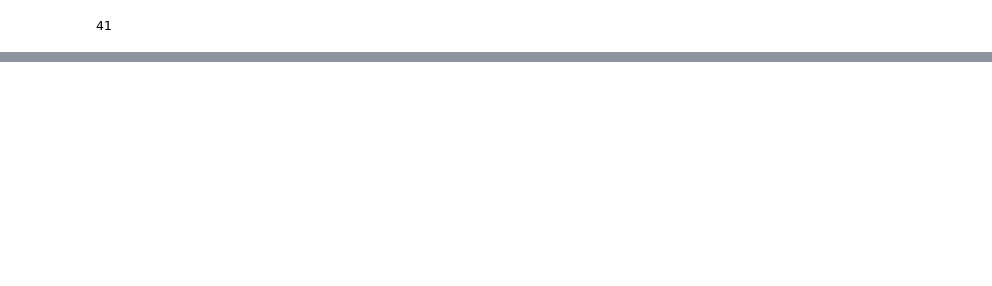
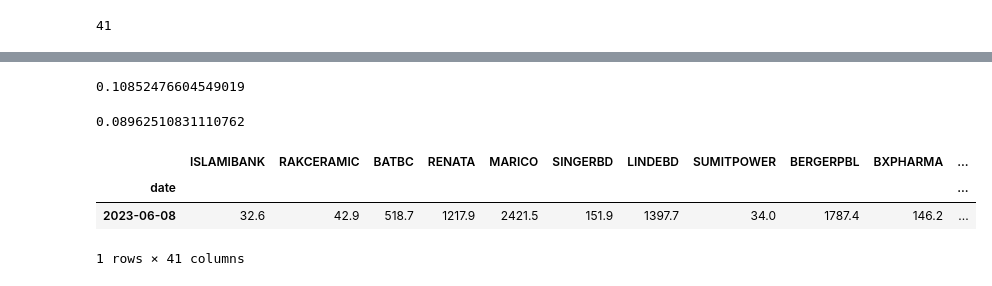
Before and after one commit to nafissaad/Tutorial1, a Jupyter notebook: Tutorial/My projects/My Portfolio/Risk and Return management .ipynb, the cells around one changed output, grey strips where cells are left out. Saved outputs shown, nothing was run; the diff lists cells and outputs as text; code cells hidden in the pictures; blank space fills up the shorter version.

```diff
--- a/Tutorial/My projects/My Portfolio/Risk and Return management .ipynb
+++ b/Tutorial/My projects/My Portfolio/Risk and Return management .ipynb
@@ -732,0 +823,8 @@ sets.columns[1]
+# %%
+np.sqrt((m['Weights'].values/100).T.dot((portfolio_ret.cov()*252).dot(m['Weights'].values/100)))
+# %% [output]
+0.10852476604549019
+# %%
+(m['Weights'].values/100).dot(returns.mean())*252 #yearly return
+# %% [output]
+0.08962510831110762
@@ -732,0 +833,11 @@ sets.columns[1]
+# %%
+def price(sdate,edate):
+    df=pd.read_excel("C:\\Users\\nafissaad\\Tutorial\\Fundamental analysis\\My Portfolio\\data_set.xlsx",index_col='date')
+    mask = (df.index >= sdate) & (df.index <= edate)
+    return(df.loc[mask])
+price('2023-06-08','2023-06-08')
+# %% [output]
+|  | ISLAMIBANK | RAKCERAMIC | BATBC | RENATA | MARICO | SINGERBD | LINDEBD | SUMITPOWER | BERGERPBL | BXPHARMA | ... |
+| date |  |  |  |  |  |  |  |  |  |  | ... |
+| 2023-06-08 | 32.6 | 42.9 | 518.7 | 1217.9 | 2421.5 | 151.9 | 1397.7 | 34.0 | 1787.4 | 146.2 | ... |
+1 rows × 41 columns
```
Also changed, not shown: parts of 53 cells of this notebook.
